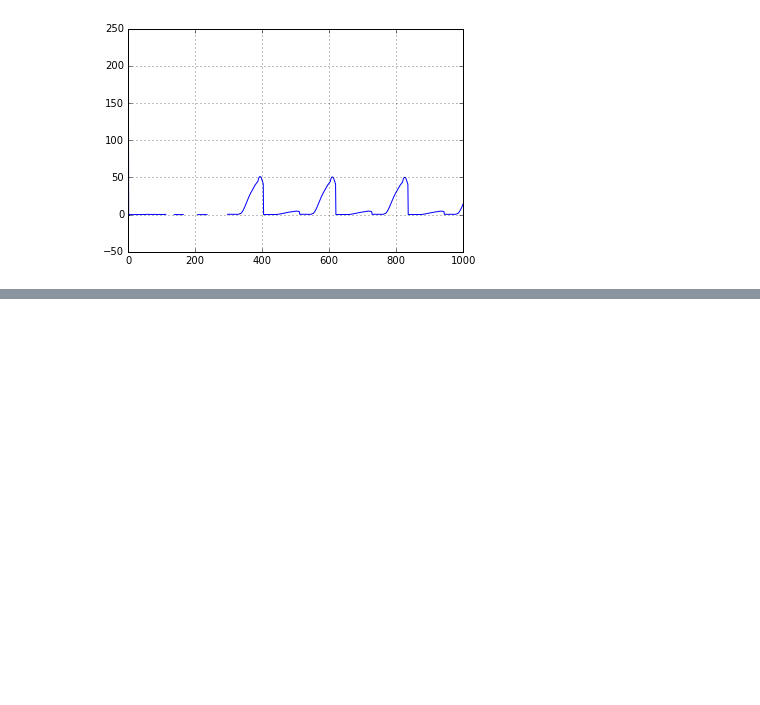
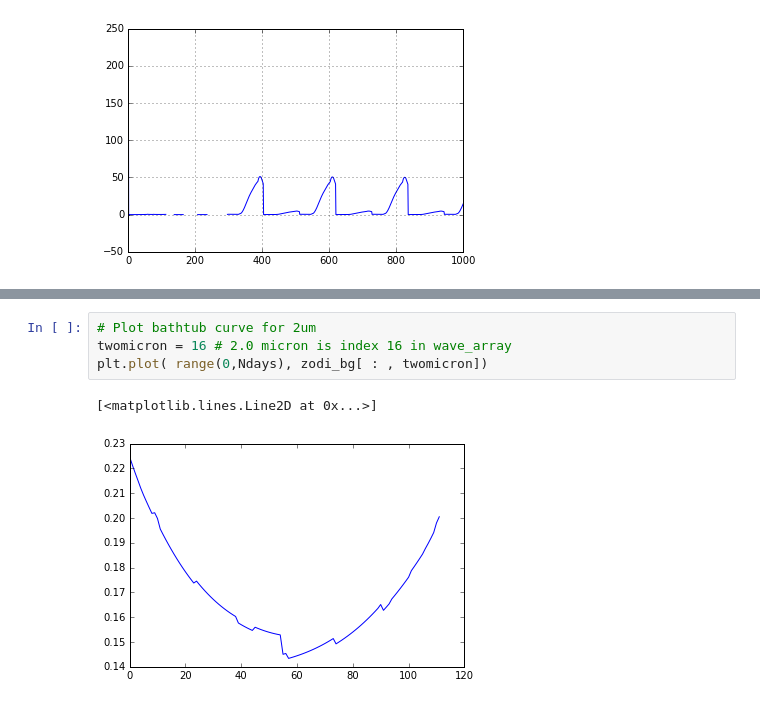
Before and after one commit to janerigby/NB, a Jupyter notebook: precompiled_JWST_bkgs.ipynb, the cells around one changed output, grey strips where cells are left out. Cells and saved outputs as stored; diff of their text form; blank space fills up the shorter version.

```diff
--- a/precompiled_JWST_bkgs.ipynb
+++ b/precompiled_JWST_bkgs.ipynb
@@ -97,0 +97,7 @@ plt.legend()
+# %%
+# Plot bathtub curve for 2um
+twomicron = 16 # 2.0 micron is index 16 in wave_array
+plt.plot( range(0,Ndays), zodi_bg[ : , twomicron])
+# %% [output]
+[<matplotlib.lines.Line2D at 0x...>]
+[figure, added]
```
Also changed, not shown: parts of 4 cells of this notebook.
